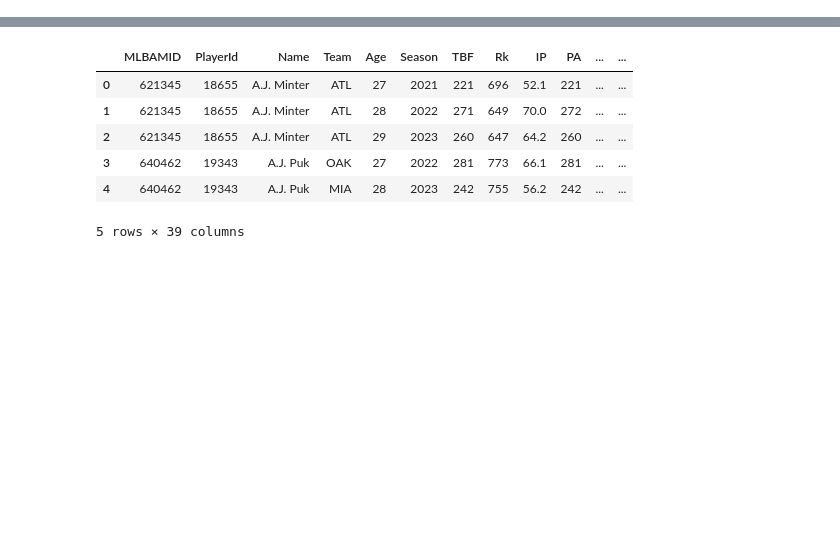
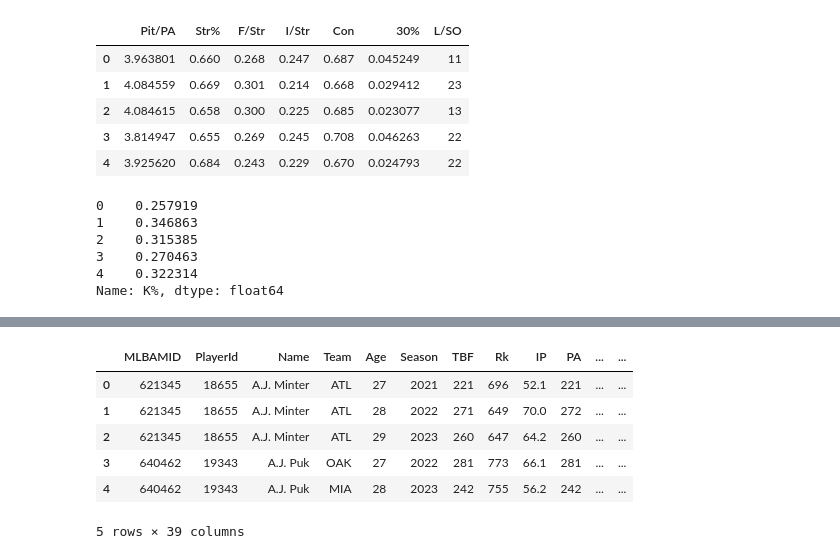
Before and after one commit to loganthomas/mlb-pitcher-xK, a Jupyter notebook: notebooks/03-modeling.ipynb, the cells around one changed output, grey strips where cells are left out. Drawn from its saved outputs; the diff is of its cells as text; code cells hidden in the pictures; blank space fills up the shorter version.

```diff
--- a/notebooks/03-modeling.ipynb
+++ b/notebooks/03-modeling.ipynb
@@ -18,0 +86,18 @@ train.head()
+# %%
+X_lasso_df.head()
+# %% [output]
+|  | Pit/PA | Str% | F/Str | I/Str | Con | 30% | L/SO |
+| 0 | 3.963801 | 0.660 | 0.268 | 0.247 | 0.687 | 0.045249 | 11 |
+| 1 | 4.084559 | 0.669 | 0.301 | 0.214 | 0.668 | 0.029412 | 23 |
+| 2 | 4.084615 | 0.658 | 0.300 | 0.225 | 0.685 | 0.023077 | 13 |
+| 3 | 3.814947 | 0.655 | 0.269 | 0.245 | 0.708 | 0.046263 | 22 |
+| 4 | 3.925620 | 0.684 | 0.243 | 0.229 | 0.670 | 0.024793 | 22 |
+# %%
+y_df.head()
+# %% [output]
+0    0.257919
+1    0.346863
+2    0.315385
+3    0.270463
+4    0.322314
+Name: K%, dtype: float64
```
Also changed, not shown: parts of 47 cells of this notebook, 9 other files.
